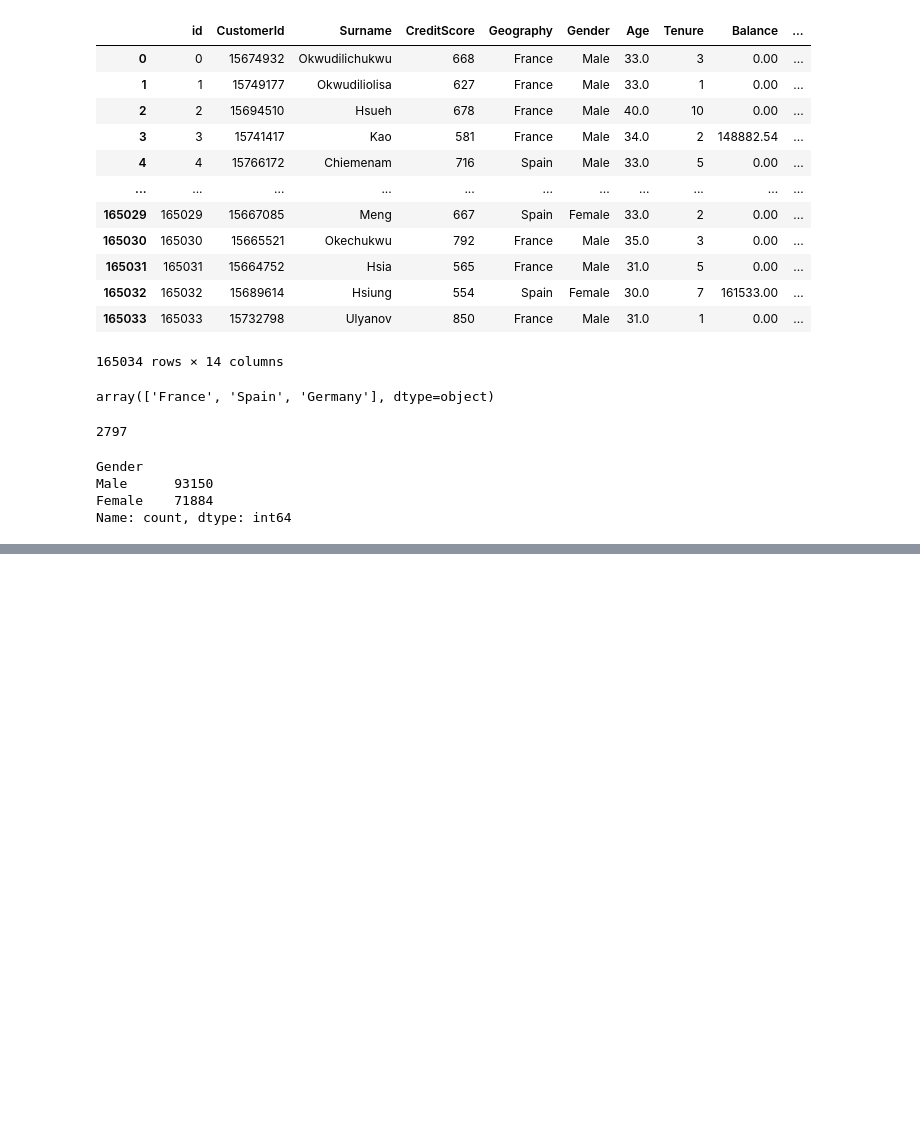
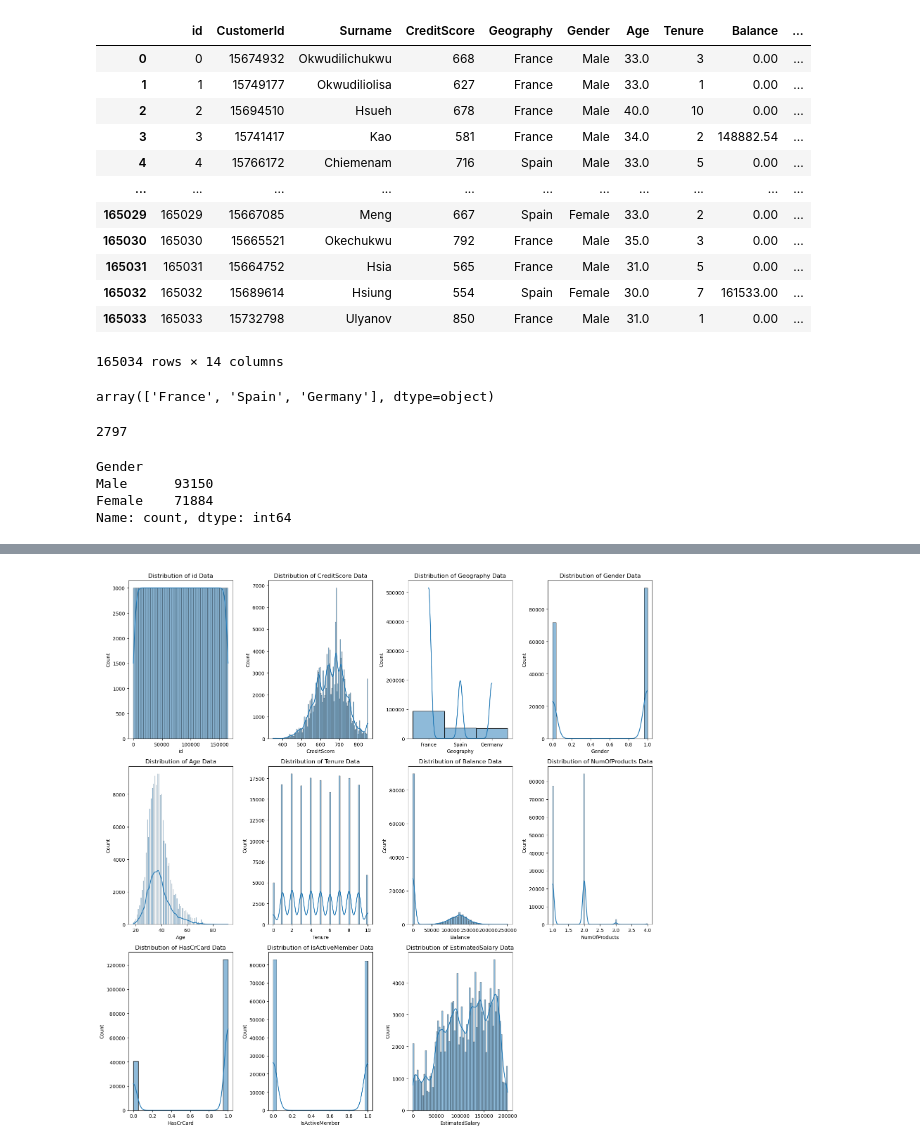
Before and after one commit to MaukanMir/Bank-Churn-Classifier, a Jupyter notebook: training.ipynb, the cells around one changed output, grey strips where cells are left out. Cells and saved outputs as stored; diff of their text form; code cells hidden in the pictures; blank space fills up the shorter version.

```diff
--- a/training.ipynb
+++ b/training.ipynb
@@ -84,0 +109,13 @@ features_to_encode = ["Geography", ""]
+# %%
+plt.figure(figsize = (16, 16))
+num_plots = len(df.columns) - 1  # Exclude the last column
+rows = (num_plots + 3) // 4  # Calculate the number of rows needed, add 3 to round up
+
+for i, col in enumerate(df.columns[:-1]):
+    plt.subplot(rows, 4, i+1)
+    sns.histplot(df[col], kde= True)
+    plt.title(f"Distribution of {col} Data")
+    plt.tight_layout()
+    plt.plot()
+# %% [output]
+[figure, added]
```
Also changed, not shown: parts of 2 cells of this notebook.
